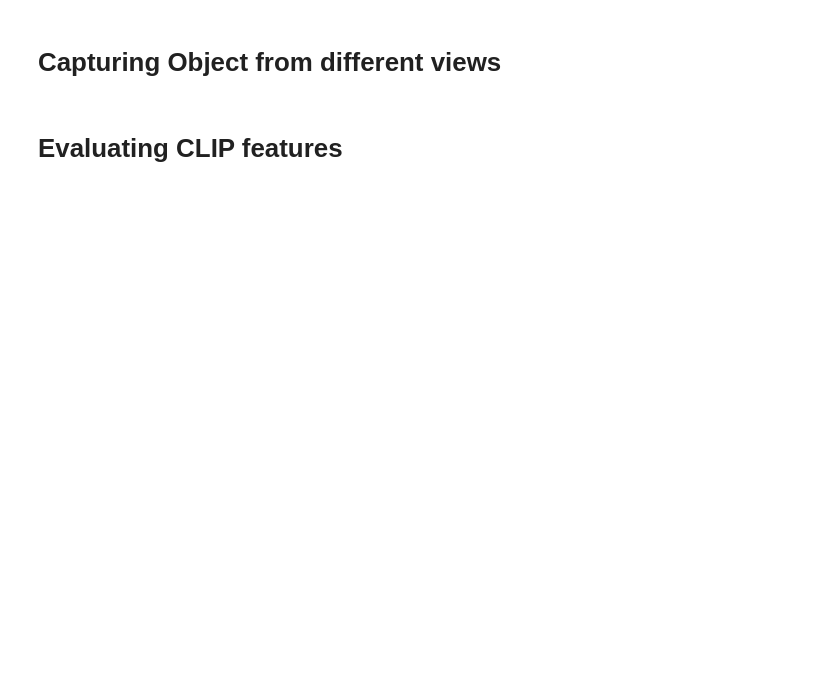
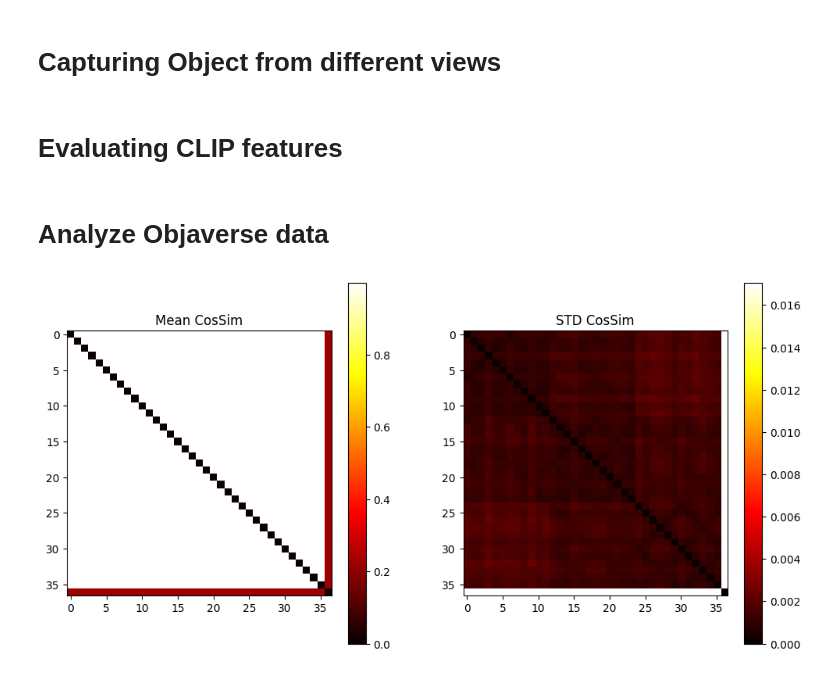
Before and after one commit to danielkorth/multiview-consistent-clip, a Jupyter notebook: notebooks/initial_experiments.ipynb, the cells around one changed output. Drawn from its saved outputs; the diff is of its cells as text; code cells hidden in the pictures; blank space fills up the shorter version.

```diff
--- a/notebooks/initial_experiments.ipynb
+++ b/notebooks/initial_experiments.ipynb
@@ -92,3 +92,41 @@ for image in images:
 
 # Release the VideoWriter object
 out.release()
+# %% [markdown]
+# Analyze Objaverse data
+# %%
+renderings = Path("/root/multiview-robust-clip/data/objaverse/renderings")
+# %%
+from torchmetrics.functional.pairwise import pairwise_cosine_similarity
+
+cossim_list = list()
+for shape in renderings.iterdir():
+    embeddings = list()
+    for pt in sorted(shape.glob("*.pt")):
+        embeddings.append(torch.load(pt))
+    embeddings = torch.stack(embeddings)
+    simm = pairwise_cosine_similarity(embeddings)
+    cossim_list.append(simm)
+# %%
+all_sim = torch.stack(cossim_list)
+mean_sim = all_sim.mean(dim=0)
+std_sim = all_sim.std(dim=0)
+# %%
+import matplotlib.pyplot as plt
+
+
+plt.figure(figsize=(12, 6))
+
+plt.subplot(1, 2, 1)
+plt.imshow(mean_sim, cmap='hot', interpolation='nearest')
+plt.colorbar()
+plt.title('Mean CosSim')
+
+plt.subplot(1, 2, 2)
+plt.imshow(std_sim, cmap='hot', interpolation='nearest')
+plt.colorbar()
+plt.title('STD CosSim')
+
+plt.show()
+# %% [output]
+[figure, added]
```
Also changed, not shown: parts of 24 cells of this notebook, 17 other files.
